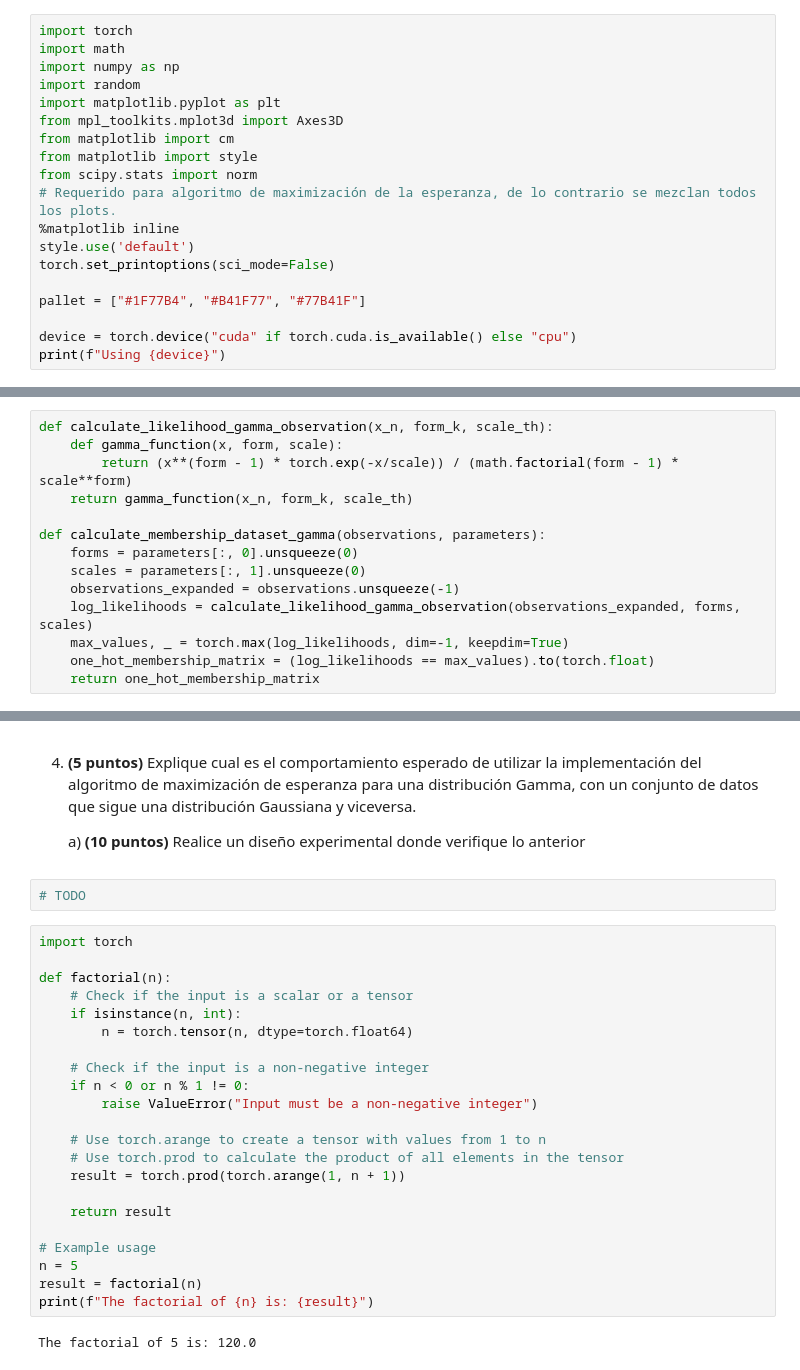
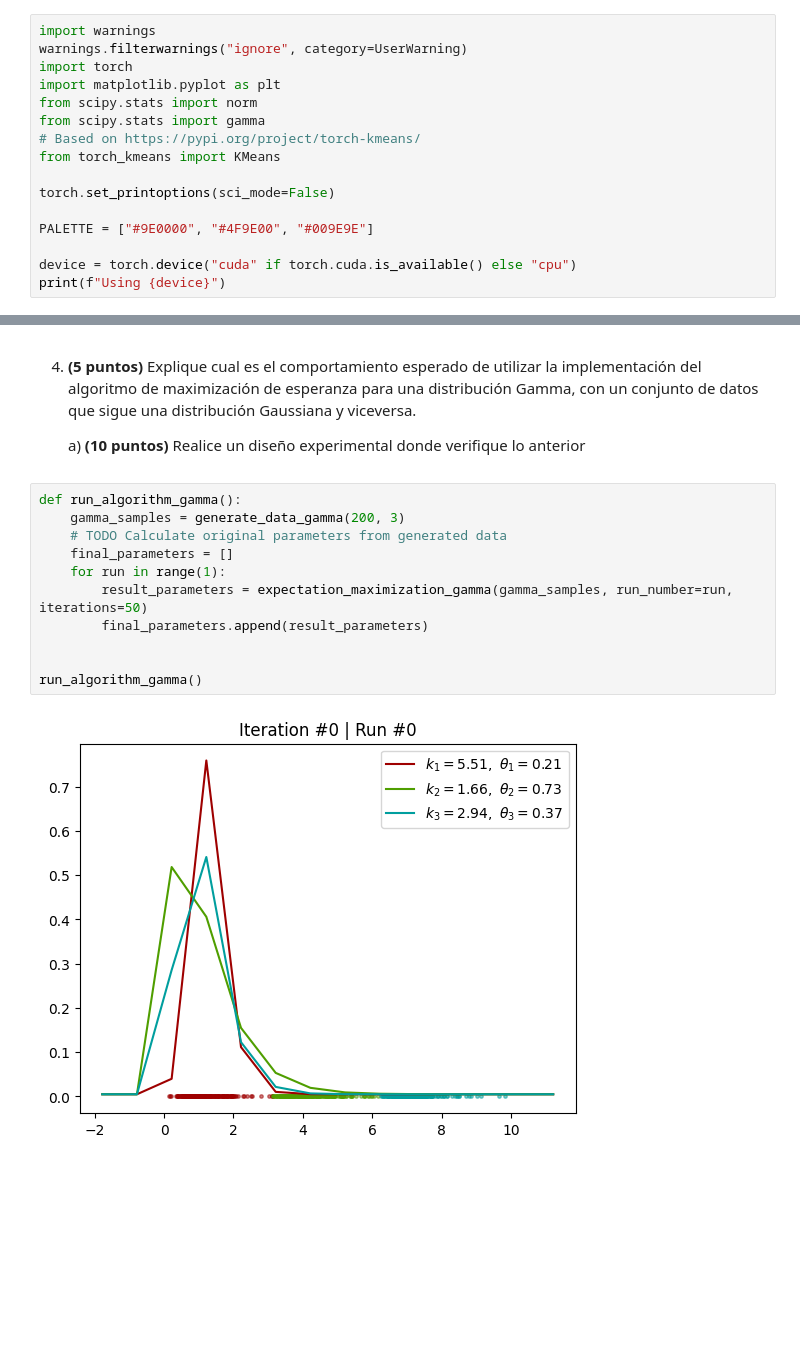
Before and after one commit to LD9797/Auto-Learning-Ground, a Jupyter notebook: AA_Entregable.ipynb, the cells around one changed output, grey strips where cells are left out. Saved outputs shown, nothing was run; the diff lists cells and outputs as text; blank space fills up the shorter version.

```diff
--- a/AA_Entregable.ipynb
+++ b/AA_Entregable.ipynb
@@ -3,21 +3,18 @@
 # %% [markdown]
 Pre-requisitos para el notebook.
 # %%
+import warnings
+warnings.filterwarnings("ignore", category=UserWarning)
 import torch
-import math
-import numpy as np
-import random
 import matplotlib.pyplot as plt
-from mpl_toolkits.mplot3d import Axes3D
-from matplotlib import cm
-from matplotlib import style
 from scipy.stats import norm
-# Requerido para algoritmo de maximización de la esperanza, de lo contrario se mezclan todos los plots.
-%matplotlib inline
-style.use('default')
+from scipy.stats import gamma
+# Based on https://pypi.org/project/torch-kmeans/
+from torch_kmeans import KMeans
+
 torch.set_printoptions(sci_mode=False)
 
-pallet = ["#1F77B4", "#B41F77", "#77B41F"]
+PALETTE = ["#9E0000", "#4F9E00", "#009E9E"]
 
 device = torch.device("cuda" if torch.cuda.is_available() else "cpu")
 print(f"Using {device}")
@@ -225,17 +264,3 @@ tensor([[ 28.5675,   0.7673],
 En esta sección, modificará el algoritmo de maximización de la esperanza anteriormente implementado para un modelo Gaussiano, para el modelo Gamma.
 
 1. **(20 puntos)** Enliste e implemente todas las modificaciones necesarias tanto conceptualmente como en código para hacer que el algoritmo de maximización de la esperanza utilice un modelo Gamma
-# %%
-def calculate_likelihood_gamma_observation(x_n, form_k, scale_th):
-    def gamma_function(x, form, scale):
-        return (x**(form - 1) * torch.exp(-x/scale)) / (math.factorial(form - 1) * scale**form)
-    return gamma_function(x_n, form_k, scale_th)
-
-def calculate_membership_dataset_gamma(observations, parameters):
-    forms = parameters[:, 0].unsqueeze(0)
-    scales = parameters[:, 1].unsqueeze(0)
-    observations_expanded = observations.unsqueeze(-1)
-    log_likelihoods = calculate_likelihood_gamma_observation(observations_expanded, forms, scales)
-    max_values, _ = torch.max(log_likelihoods, dim=-1, keepdim=True)
-    one_hot_membership_matrix = (log_likelihoods == max_values).to(torch.float)
-    return one_hot_membership_matrix
@@ -298,29 +423,16 @@ for index, sample in enumerate(generated_gamma_samples):
 4. **(5 puntos)** Explique cual es el comportamiento esperado de utilizar la implementación del algoritmo de maximización de esperanza para una distribución Gamma, con un conjunto de datos que sigue una distribución Gaussiana y viceversa.
 
     a) **(10 puntos)** Realice un diseño experimental donde verifique lo anterior
-# %%
-# TODO
-# %%
-import torch
-
-def factorial(n):
-    # Check if the input is a scalar or a tensor
-    if isinstance(n, int):
-        n = torch.tensor(n, dtype=torch.float64)
-
-    # Check if the input is a non-negative integer
-    if n < 0 or n % 1 != 0:
-        raise ValueError("Input must be a non-negative integer")
-
-    # Use torch.arange to create a tensor with values from 1 to n
-    # Use torch.prod to calculate the product of all elements in the tensor
-    result = torch.prod(torch.arange(1, n + 1))
-
-    return result
-
-# Example usage
-n = 5
-result = factorial(n)
-print(f"The factorial of {n} is: {result}")
-# %% [output]
-The factorial of 5 is: 120.0
+# %%
+def run_algorithm_gamma():
+    gamma_samples = generate_data_gamma(200, 3)
+    # TODO Calculate original parameters from generated data
+    final_parameters = []
+    for run in range(1):
+        result_parameters = expectation_maximization_gamma(gamma_samples, run_number=run, iterations=50)
+        final_parameters.append(result_parameters)
+
+
+run_algorithm_gamma()
+# %% [output]
+[figure, added]
```
Also changed, not shown: parts of 23 cells of this notebook.
